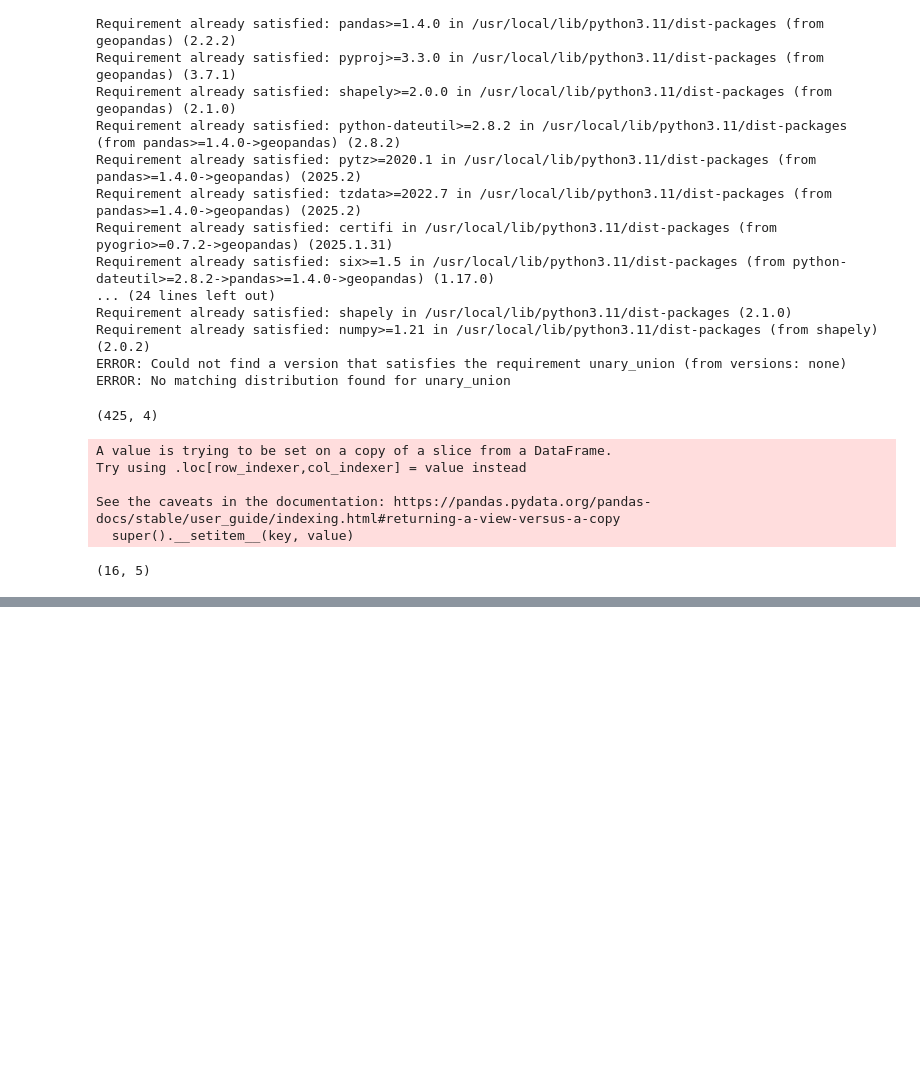
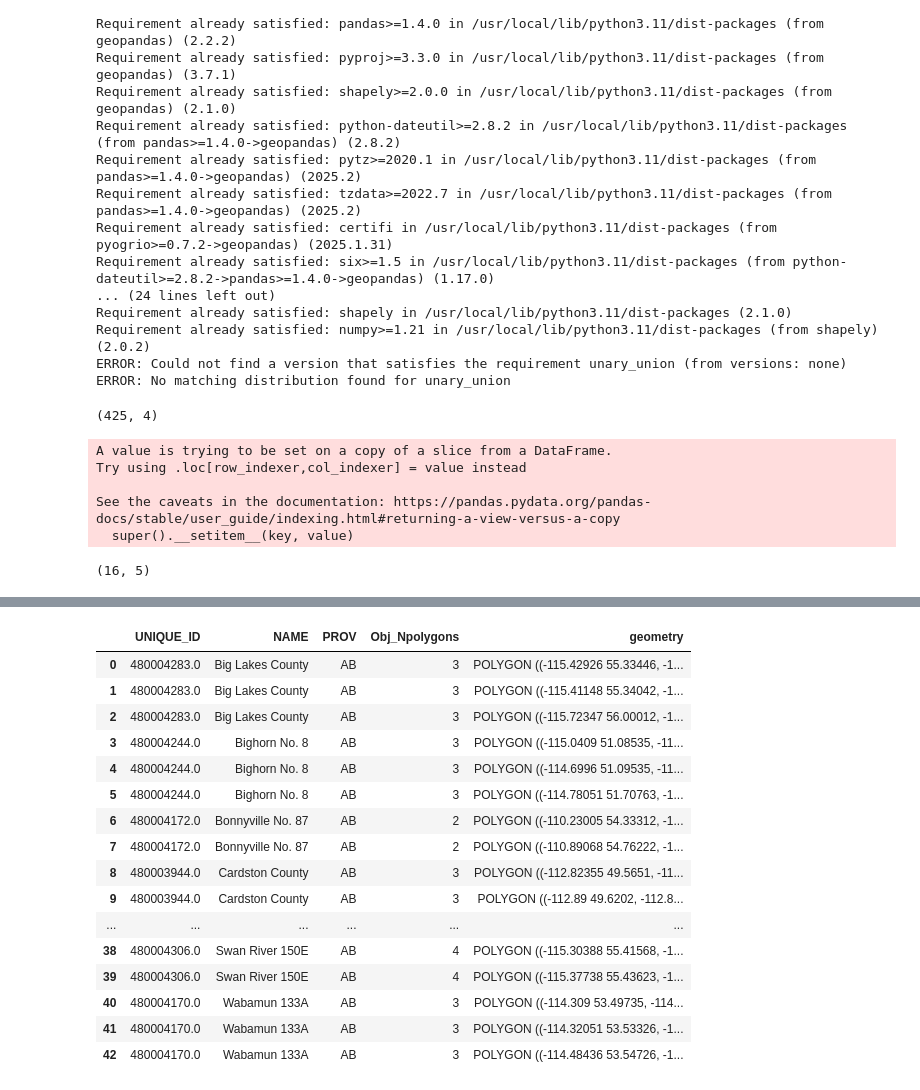
Before and after one commit to Laxmi884/PSTR, a Jupyter notebook: Functions.ipynb, the cells around one changed output, grey strips where cells are left out. Saved outputs shown, nothing was run; the diff lists cells and outputs as text; code cells hidden in the pictures; blank space fills up the shorter version.

```diff
--- a/Functions.ipynb
+++ b/Functions.ipynb
@@ -92,0 +116,20 @@ df.shape
+# %%
+multi_polys
+# %% [output]
+|  | UNIQUE_ID | NAME | PROV | Obj_Npolygons | geometry |
+| 0 | 480004283.0 | Big Lakes County | AB | 3 | POLYGON ((-115.42926 55.33446, -1... |
+| 1 | 480004283.0 | Big Lakes County | AB | 3 | POLYGON ((-115.41148 55.34042, -1... |
+| 2 | 480004283.0 | Big Lakes County | AB | 3 | POLYGON ((-115.72347 56.00012, -1... |
+| 3 | 480004244.0 | Bighorn No. 8 | AB | 3 | POLYGON ((-115.0409 51.08535, -11... |
+| 4 | 480004244.0 | Bighorn No. 8 | AB | 3 | POLYGON ((-114.6996 51.09535, -11... |
+| 5 | 480004244.0 | Bighorn No. 8 | AB | 3 | POLYGON ((-114.78051 51.70763, -1... |
+| 6 | 480004172.0 | Bonnyville No. 87 | AB | 2 | POLYGON ((-110.23005 54.33312, -1... |
+| 7 | 480004172.0 | Bonnyville No. 87 | AB | 2 | POLYGON ((-110.89068 54.76222, -1... |
+| 8 | 480003944.0 | Cardston County | AB | 3 | POLYGON ((-112.82355 49.5651, -11... |
+| 9 | 480003944.0 | Cardston County | AB | 3 | POLYGON ((-112.89 49.6202, -112.8... |
+| ... | ... | ... | ... | ... | ... |
+| 38 | 480004306.0 | Swan River 150E | AB | 4 | POLYGON ((-115.30388 55.41568, -1... |
+| 39 | 480004306.0 | Swan River 150E | AB | 4 | POLYGON ((-115.37738 55.43623, -1... |
+| 40 | 480004170.0 | Wabamun 133A | AB | 3 | POLYGON ((-114.309 53.49735, -114... |
+| 41 | 480004170.0 | Wabamun 133A | AB | 3 | POLYGON ((-114.32051 53.53326, -1... |
+| 42 | 480004170.0 | Wabamun 133A | AB | 3 | POLYGON ((-114.48436 53.54726, -1... |
```
Also changed, not shown: parts of 8 cells of this notebook.
